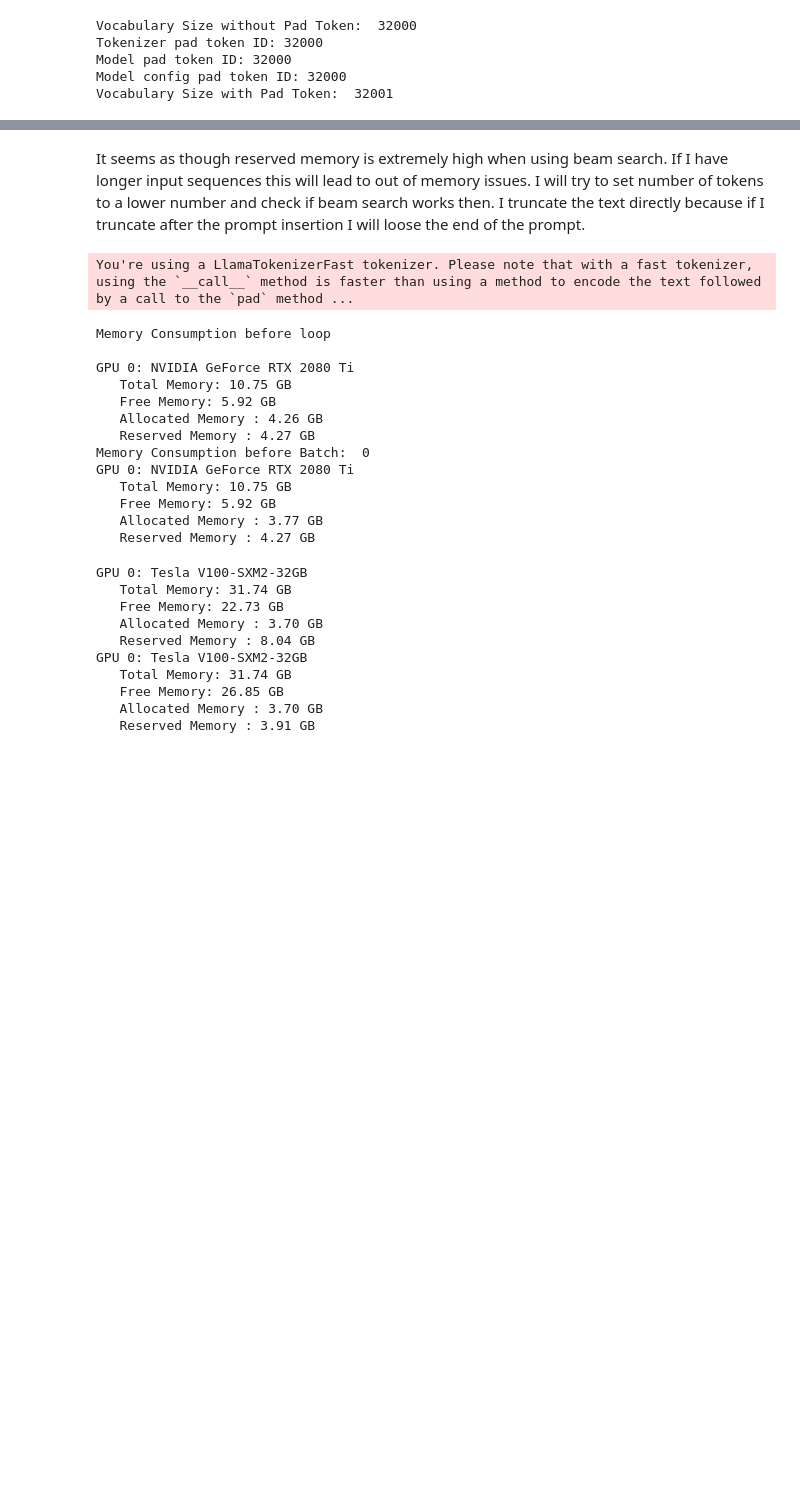
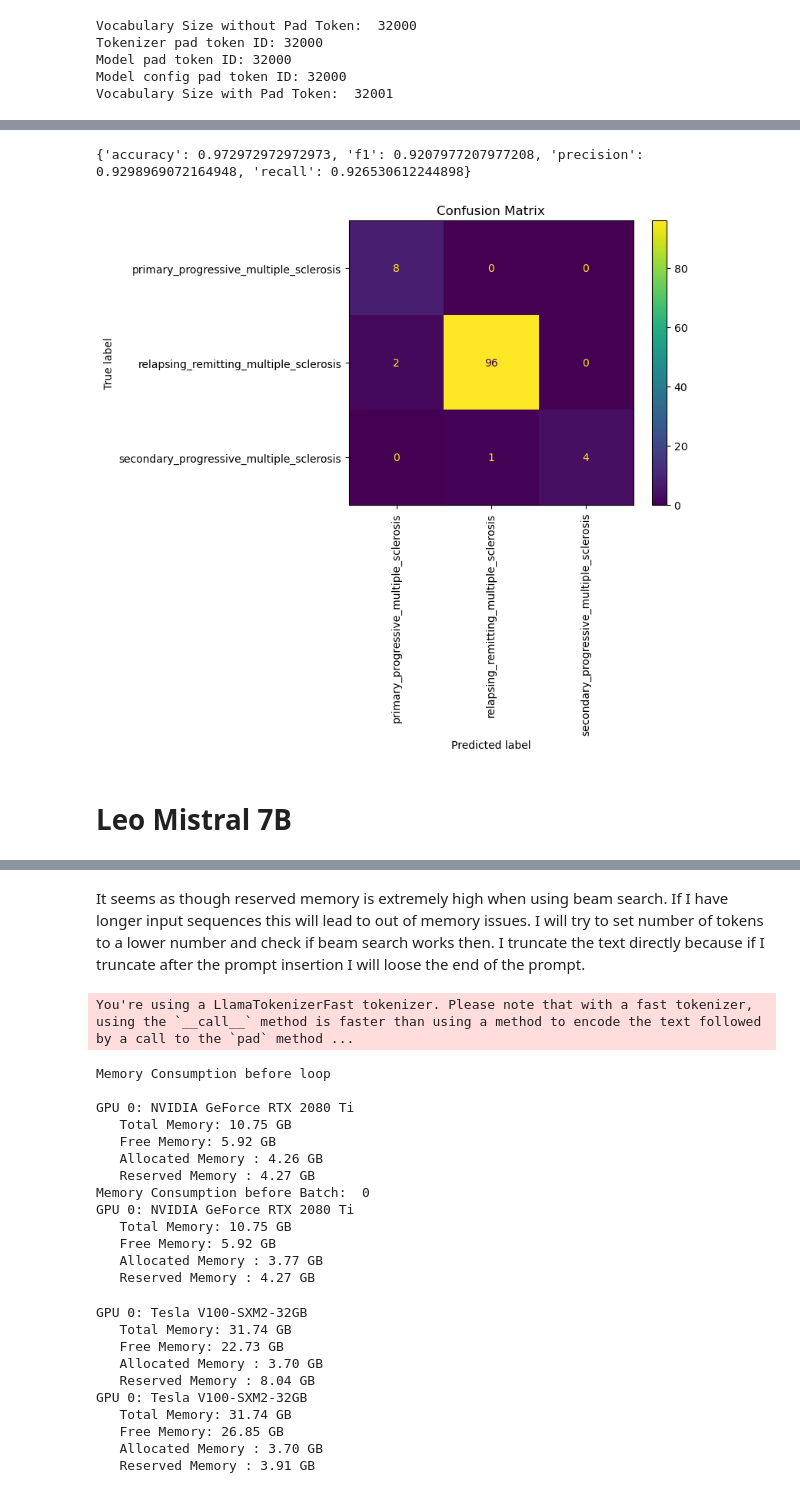
Before and after one commit to maregli/inf-extr, a Jupyter notebook: notebooks/ms-prediction/llama2-chat_zero_shot.ipynb, the cells around one changed output, grey strips where cells are left out. Drawn from its saved outputs; the diff is of its cells as text; code cells hidden in the pictures; blank space fills up the shorter version.

```diff
--- a/notebooks/ms-prediction/llama2-chat_zero_shot.ipynb
+++ b/notebooks/ms-prediction/llama2-chat_zero_shot.ipynb
@@ -124,0 +269,9 @@ def preprocess(example):
+# %%
+for i, label in enumerate(labels):
+    if label != preds[i]:
+        print("Entry: ", i)
+        print("Label", ms_id2label[label])
+        print("Predicted", ms_id2label[preds[i]])
+        print("Text: ", df["train"][i]["text"])
+        print("\n")
+entries_to_drop = [15, 18, 23, 26, 34, 39, 42, 43, 75, 78, 92, 120]
@@ -124,0 +296,10 @@ def preprocess(example):
+# %%
+labels_corrected = [value for index, value in enumerate(labels) if index not in entries_to_drop]
+preds_corrected = [value for index, value in enumerate(preds) if index not in entries_to_drop]
+print(performance_metrics(preds_corrected, labels_corrected))
+plot_confusion_matrix(preds_corrected, labels_corrected, label2id = ms_label2id)
+# %% [output]
+{'accuracy': 0.972972972972973, 'f1': 0.9207977207977208, 'precision': 0.9298969072164948, 'recall': 0.926530612244898}
+[figure, added]
+# %% [markdown]
+# Leo Mistral 7B
```
Also changed, not shown: parts of 37 cells of this notebook.
